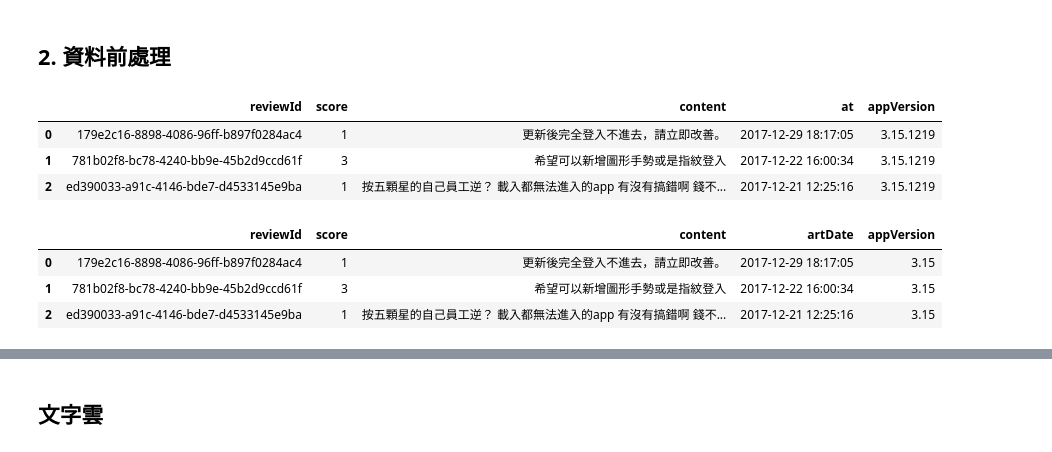
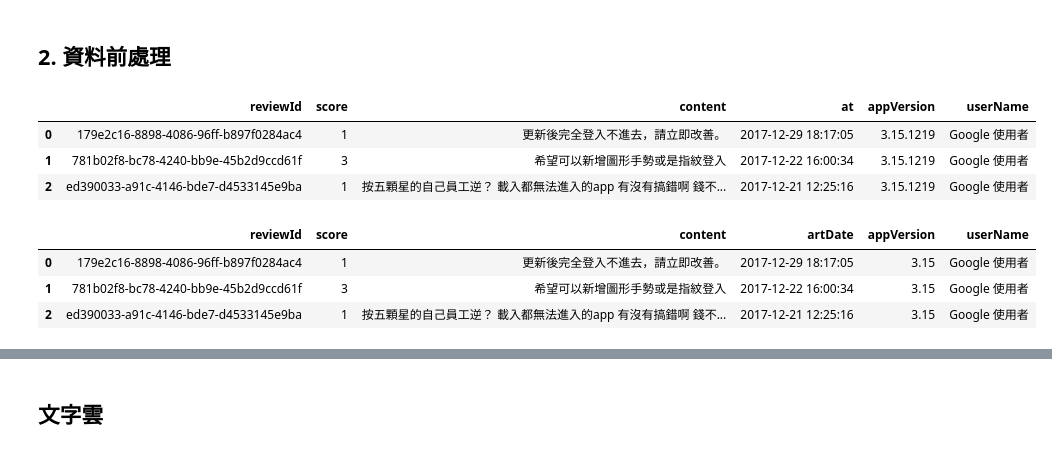
Before and after one commit to hank9453/sb, a Jupyter notebook: topic_model_zh_udn.ipynb, the cells around one changed output, grey strips where cells are left out. Drawn from its saved outputs; the diff is of its cells as text; code cells hidden in the pictures.

```diff
--- a/topic_model_zh_udn.ipynb
+++ b/topic_model_zh_udn.ipynb
@@ -41,26 +31,26 @@ plt.rcParams['axes.unicode_minus'] = False
 # %%
 udn = pd.read_csv("merged_data.csv")  # 匯資料
 
-udn = udn[['reviewId', 'score', 'content', 'at', 'appVersion']]
+udn = udn[['reviewId', 'score', 'content', 'at', 'appVersion','userName']]
 udn.head(3)
 # %% [output]
-|  | reviewId | score | content | at | appVersion |
-| 0 | 179e2c16-8898-4086-96ff-b897f0284ac4 | 1 | 更新後完全登入不進去，請立即改善。 | 2017-12-29 18:17:05 | 3.15.1219 |
-| 1 | 781b02f8-bc78-4240-bb9e-45b2d9ccd61f | 3 | 希望可以新增圖形手勢或是指紋登入 | 2017-12-22 16:00:34 | 3.15.1219 |
-| 2 | ed390033-a91c-4146-bde7-d4533145e9ba | 1 | 按五顆星的自己員工逆？ 載入都無法進入的app 有沒有搞錯啊 錢不... | 2017-12-21 12:25:16 | 3.15.1219 |
+|  | reviewId | score | content | at | appVersion | userName |
+| 0 | 179e2c16-8898-4086-96ff-b897f0284ac4 | 1 | 更新後完全登入不進去，請立即改善。 | 2017-12-29 18:17:05 | 3.15.1219 | Google 使用者 |
+| 1 | 781b02f8-bc78-4240-bb9e-45b2d9ccd61f | 3 | 希望可以新增圖形手勢或是指紋登入 | 2017-12-22 16:00:34 | 3.15.1219 | Google 使用者 |
+| 2 | ed390033-a91c-4146-bde7-d4533145e9ba | 1 | 按五顆星的自己員工逆？ 載入都無法進入的app 有沒有搞錯啊 錢不... | 2017-12-21 12:25:16 | 3.15.1219 | Google 使用者 |
 # %%
 # 只留下中文字
 udn["content"] = udn["content"].str.replace("(http|https)://.*", "", regex=True)
 udn['artDate'] = pd.to_datetime(udn['at'])
 udn['appVersion'] = udn['appVersion'].str.split('.').str[:2].str.join('.')
 
-udn = udn.loc[:,['reviewId', 'score', 'content', 'artDate', 'appVersion']]  # 文章內容 文章連結
+udn = udn.loc[:,['reviewId', 'score', 'content', 'artDate', 'appVersion','userName']]  # 文章內容 文章連結
 udn.head(3)
 # %% [output]
-|  | reviewId | score | content | artDate | appVersion |
-| 0 | 179e2c16-8898-4086-96ff-b897f0284ac4 | 1 | 更新後完全登入不進去，請立即改善。 | 2017-12-29 18:17:05 | 3.15 |
-| 1 | 781b02f8-bc78-4240-bb9e-45b2d9ccd61f | 3 | 希望可以新增圖形手勢或是指紋登入 | 2017-12-22 16:00:34 | 3.15 |
-| 2 | ed390033-a91c-4146-bde7-d4533145e9ba | 1 | 按五顆星的自己員工逆？ 載入都無法進入的app 有沒有搞錯啊 錢不... | 2017-12-21 12:25:16 | 3.15 |
+|  | reviewId | score | content | artDate | appVersion | userName |
+| 0 | 179e2c16-8898-4086-96ff-b897f0284ac4 | 1 | 更新後完全登入不進去，請立即改善。 | 2017-12-29 18:17:05 | 3.15 | Google 使用者 |
+| 1 | 781b02f8-bc78-4240-bb9e-45b2d9ccd61f | 3 | 希望可以新增圖形手勢或是指紋登入 | 2017-12-22 16:00:34 | 3.15 | Google 使用者 |
+| 2 | ed390033-a91c-4146-bde7-d4533145e9ba | 1 | 按五顆星的自己員工逆？ 載入都無法進入的app 有沒有搞錯啊 錢不... | 2017-12-21 12:25:16 | 3.15 | Google 使用者 |
 # %%
 # 設定繁體中文詞庫
 jieba.set_dictionary("./dict/dict.txt.big")
```
Also changed, not shown: parts of 8 cells of this notebook, 3 other files.
